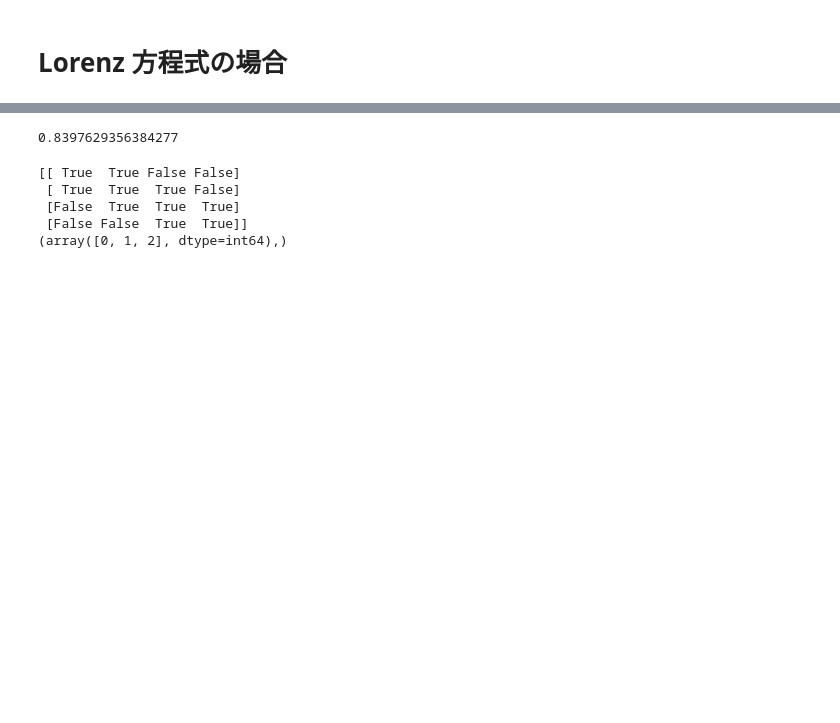
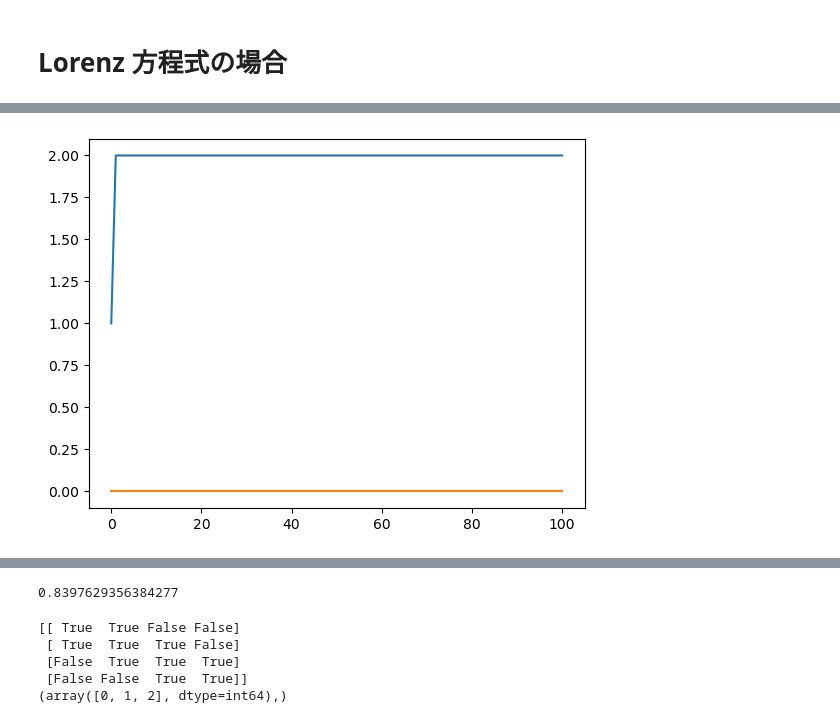
Before and after one commit to sho7014/Sano-Sawada, a Jupyter notebook: CalculateLyapunovSpectrum.ipynb, the cells around one changed output, grey strips where cells are left out. Drawn from its saved outputs; the diff is of its cells as text; code cells hidden in the pictures; blank space fills up the shorter version.

```diff
--- a/CalculateLyapunovSpectrum.ipynb
+++ b/CalculateLyapunovSpectrum.ipynb
@@ -51,0 +94,12 @@ plt.show()
+# %%
+tspan = (0., t_end)
+prob = de.DiscreteProblem(f, u0, tspan, p)
+sol = de.solve(prob)
+
+sol_t = np.array(sol.t)
+sol_partial_obs = np.stack([u_i for u_i in sol.u])
+
+plt.plot(sol_t,sol_partial_obs)
+plt.show()
+# %% [output]
+[figure, added]
```
Also changed, not shown: parts of 24 cells of this notebook, 1 other file.
